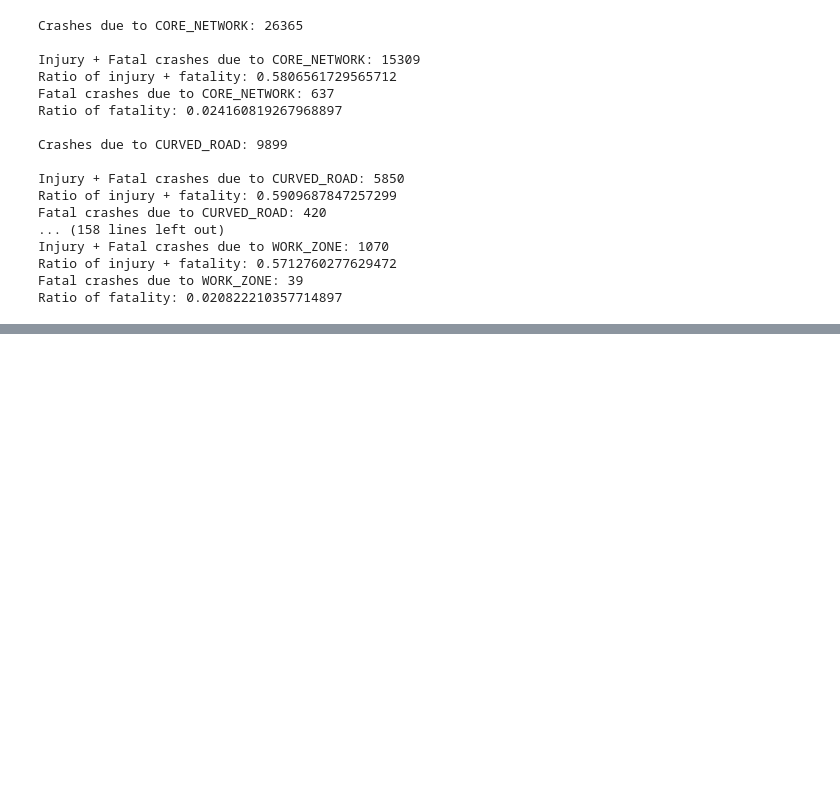
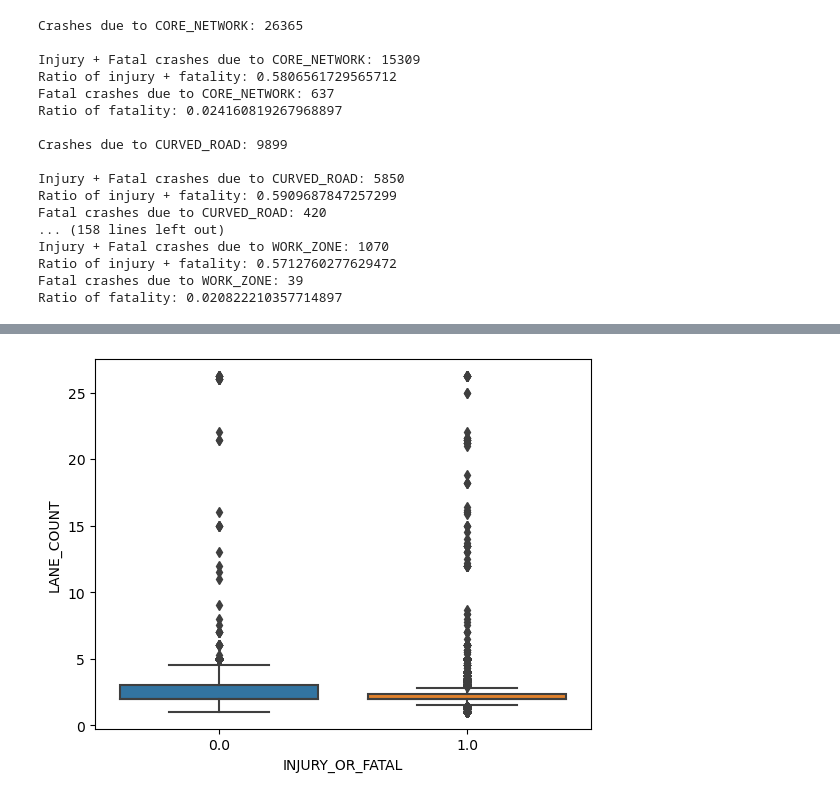
Before and after one commit to plant123456/Datathon, a Jupyter notebook: Evelyne Ong final.ipynb, the cells around one changed output, grey strips where cells are left out. Saved outputs shown, nothing was run; the diff lists cells and outputs as text; code cells hidden in the pictures; blank space fills up the shorter version.

```diff
--- a/Data-2.ipynb
+++ b/Evelyne Ong final.ipynb
@@ -756,0 +816,6 @@ plt.show()
+# %%
+
+sns.boxplot(x="INJURY_OR_FATAL", y="LANE_COUNT", data=merged_df)
+plt.show()
+# %% [output]
+[figure, added]
```
Also changed, not shown: parts of 37 cells of this notebook, 1 other file.
